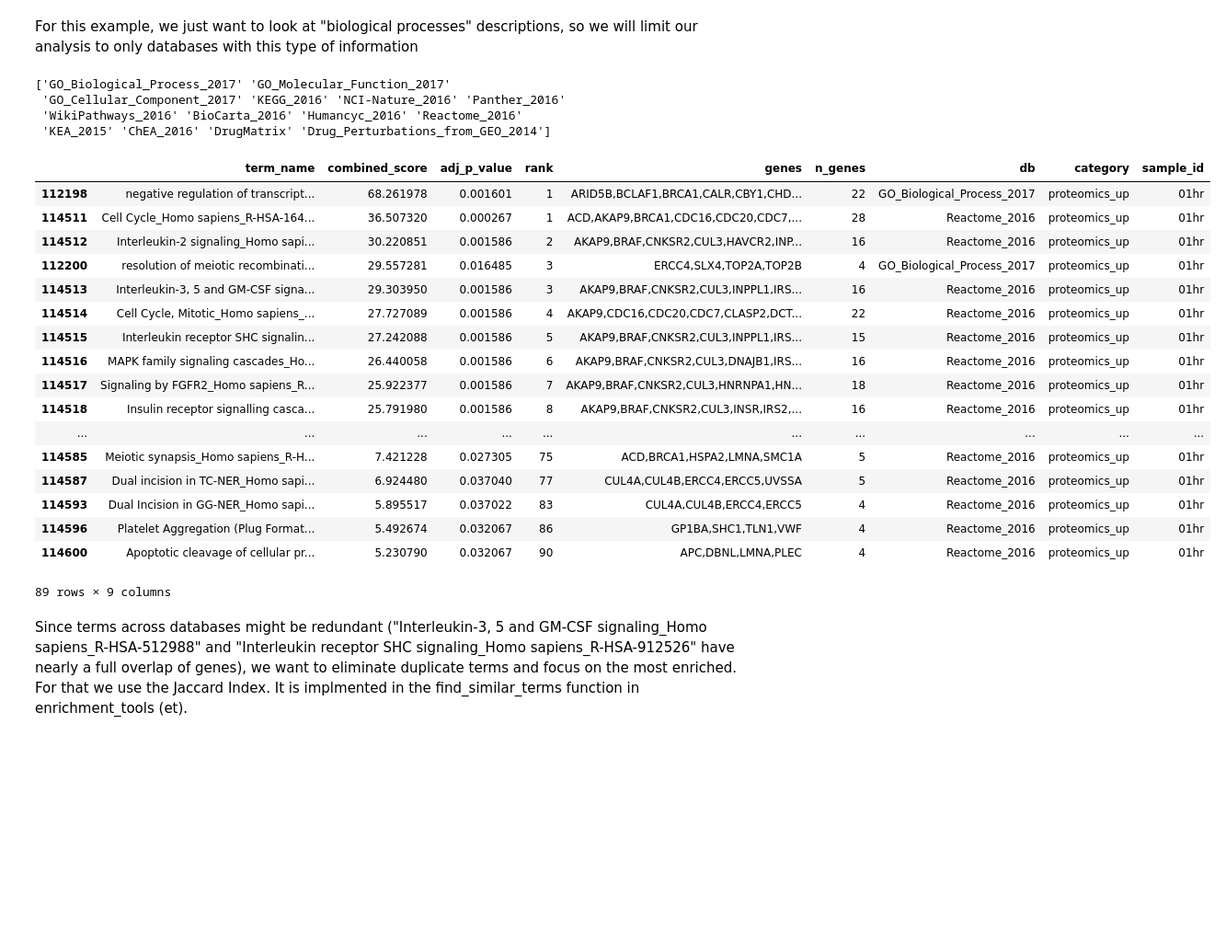
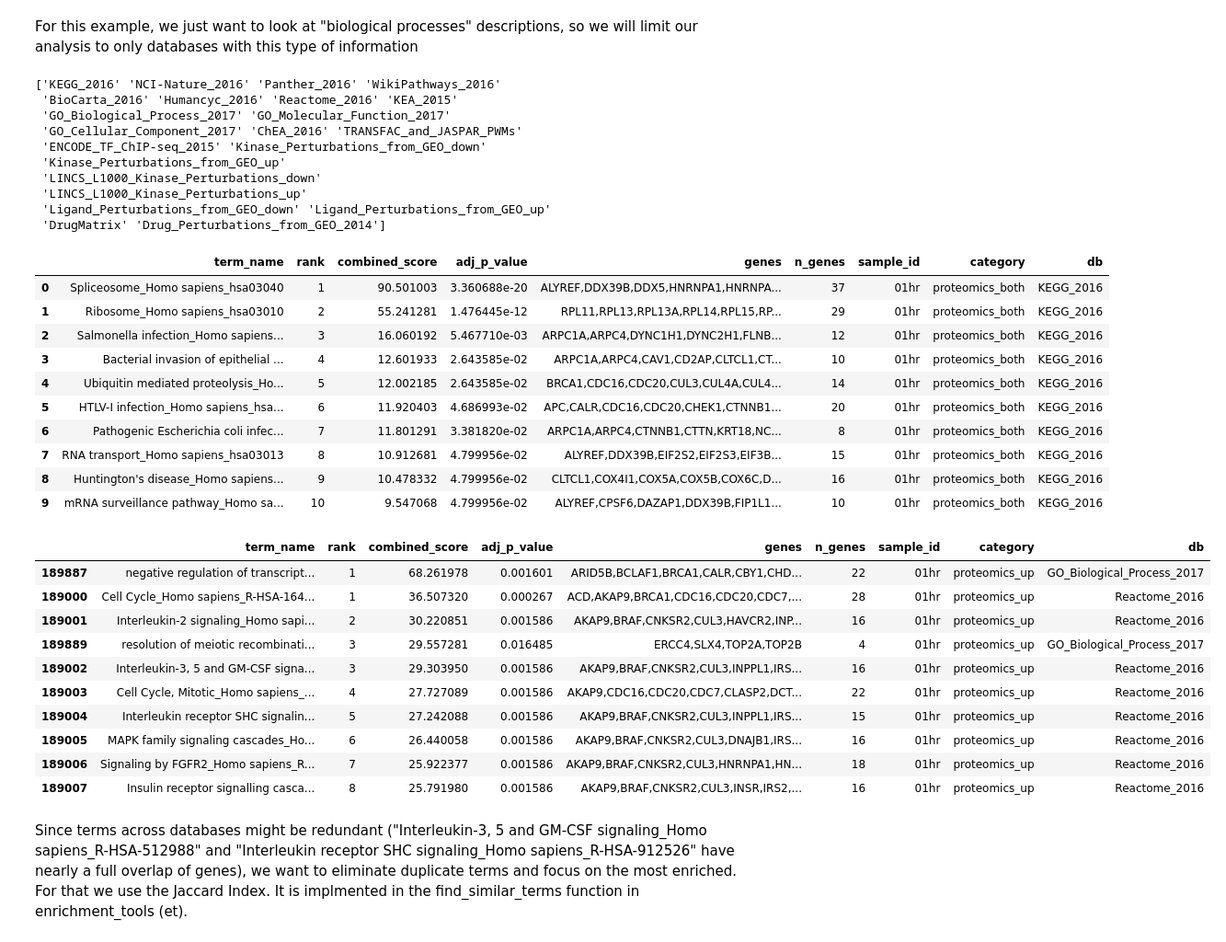
Before and after one commit to LoLab-MSM/MAGINE, a Jupyter notebook: examples/cisplatin/workflow_example.ipynb, the cells around one changed output. Shown at 92% size. Cells and saved outputs as stored; diff of their text form; code cells hidden in the pictures; blank space fills up the shorter version.

```diff
--- a/examples/cisplatin/workflow_example.ipynb
+++ b/examples/cisplatin/workflow_example.ipynb
@@ -19,9 +21,9 @@ from magine.networks.network_subgraphs import NetworkSubgraphs
 # %% [markdown]
 First, lets load the molecular network and the enrichment output from the previous runs.
 # %%
-enrichment_array = pd.read_csv('Data/all_cisplatin_out.csv.gz', index_col=0)
+enrichment_array = pd.read_csv('Data/cisplatin_enrichment.csv.gz', index_col=0)
 network = nx.read_gpickle('Data/cisplatin_based_network.p')
-subgraph_gen = NetworkSubgraphs(network=network)
+subgraph_gen = NetworkSubgraphs(network=network, exp_data=exp_data)
 # %% [markdown]
 For this example, we will only look at the proteomics data.
 # %%
@@ -40,33 +42,51 @@ process_dbs = [
         'Panther_2016',
         'WikiPathways_2016',
 ]
+
+display(proteomics.head(10))
 # %% [output]
-['GO_Biological_Process_2017' 'GO_Molecular_Function_2017'
- 'GO_Cellular_Component_2017' 'KEGG_2016' 'NCI-Nature_2016' 'Panther_2016'
- 'WikiPathways_2016' 'BioCarta_2016' 'Humancyc_2016' 'Reactome_2016'
- 'KEA_2015' 'ChEA_2016' 'DrugMatrix' 'Drug_Perturbations_from_GEO_2014']
+['KEGG_2016' 'NCI-Nature_2016' 'Panther_2016' 'WikiPathways_2016'
+ 'BioCarta_2016' 'Humancyc_2016' 'Reactome_2016' 'KEA_2015'
+ 'GO_Biological_Process_2017' 'GO_Molecular_Function_2017'
+ 'GO_Cellular_Component_2017' 'ChEA_2016' 'TRANSFAC_and_JASPAR_PWMs'
+ 'ENCODE_TF_ChIP-seq_2015' 'Kinase_Perturbations_from_GEO_down'
+ 'Kinase_Perturbations_from_GEO_up'
+ 'LINCS_L1000_Kinase_Perturbations_down'
+ 'LINCS_L1000_Kinase_Perturbations_up'
+ 'Ligand_Perturbations_from_GEO_down' 'Ligand_Perturbations_from_GEO_up'
+ 'DrugMatrix' 'Drug_Perturbations_from_GEO_2014']
+|  | term_name | rank | combined_score | adj_p_value | genes | n_genes | sample_id | category | db |
+| 0 | Spliceosome_Homo sapiens_hsa03040 | 1 | 90.501003 | 3.360688e-20 | ALYREF,DDX39B,DDX5,HNRNPA1,HNRNPA... | 37 | 01hr | proteomics_both | KEGG_2016 |
+| 1 | Ribosome_Homo sapiens_hsa03010 | 2 | 55.241281 | 1.476445e-12 | RPL11,RPL13,RPL13A,RPL14,RPL15,RP... | 29 | 01hr | proteomics_both | KEGG_2016 |
+| 2 | Salmonella infection_Homo sapiens... | 3 | 16.060192 | 5.467710e-03 | ARPC1A,ARPC4,DYNC1H1,DYNC2H1,FLNB... | 12 | 01hr | proteomics_both | KEGG_2016 |
+| 3 | Bacterial invasion of epithelial ... | 4 | 12.601933 | 2.643585e-02 | ARPC1A,ARPC4,CAV1,CD2AP,CLTCL1,CT... | 10 | 01hr | proteomics_both | KEGG_2016 |
+| 4 | Ubiquitin mediated proteolysis_Ho... | 5 | 12.002185 | 2.643585e-02 | BRCA1,CDC16,CDC20,CUL3,CUL4A,CUL4... | 14 | 01hr | proteomics_both | KEGG_2016 |
+| 5 | HTLV-I infection_Homo sapiens_hsa... | 6 | 11.920403 | 4.686993e-02 | APC,CALR,CDC16,CDC20,CHEK1,CTNNB1... | 20 | 01hr | proteomics_both | KEGG_2016 |
+| 6 | Pathogenic Escherichia coli infec... | 7 | 11.801291 | 3.381820e-02 | ARPC1A,ARPC4,CTNNB1,CTTN,KRT18,NC... | 8 | 01hr | proteomics_both | KEGG_2016 |
+| 7 | RNA transport_Homo sapiens_hsa03013 | 8 | 10.912681 | 4.799956e-02 | ALYREF,DDX39B,EIF2S2,EIF2S3,EIF3B... | 15 | 01hr | proteomics_both | KEGG_2016 |
+| 8 | Huntington's disease_Homo sapiens... | 9 | 10.478332 | 4.799956e-02 | CLTCL1,COX4I1,COX5A,COX5B,COX6C,D... | 16 | 01hr | proteomics_both | KEGG_2016 |
+| 9 | mRNA surveillance pathway_Homo sa... | 10 | 9.547068 | 4.799956e-02 | ALYREF,CPSF6,DAZAP1,DDX39B,FIP1L1... | 10 | 01hr | proteomics_both | KEGG_2016 |
 # %%
-time_1_hour_prot = et.filter_dataframe(proteomics, p_value=0.05, combined_score=0.0, category='proteomics_up', sample_id='01hr', db=process_dbs)
-display(time_1_hour_prot)
+time_1_hour_prot = et.filter_dataframe(proteomics,
+                                       p_value=0.05,
+                                       combined_score=0.0,
+                                       category=['proteomics_up'],
+                                       sample_id='01hr',
+                                       db=process_dbs
+                                      )
+display(time_1_hour_prot.head(10))
 # %% [output]
-|  | term_name | combined_score | adj_p_value | rank | genes | n_genes | db | category | sample_id |
-| 112198 | negative regulation of transcript... | 68.261978 | 0.001601 | 1 | ARID5B,BCLAF1,BRCA1,CALR,CBY1,CHD... | 22 | GO_Biological_Process_2017 | proteomics_up | 01hr |
-| 114511 | Cell Cycle_Homo sapiens_R-HSA-164... | 36.507320 | 0.000267 | 1 | ACD,AKAP9,BRCA1,CDC16,CDC20,CDC7,... | 28 | Reactome_2016 | proteomics_up | 01hr |
-| 114512 | Interleukin-2 signaling_Homo sapi... | 30.220851 | 0.001586 | 2 | AKAP9,BRAF,CNKSR2,CUL3,HAVCR2,INP... | 16 | Reactome_2016 | proteomics_up | 01hr |
-| 112200 | resolution of meiotic recombinati... | 29.557281 | 0.016485 | 3 | ERCC4,SLX4,TOP2A,TOP2B | 4 | GO_Biological_Process_2017 | proteomics_up | 01hr |
-| 114513 | Interleukin-3, 5 and GM-CSF signa... | 29.303950 | 0.001586 | 3 | AKAP9,BRAF,CNKSR2,CUL3,INPPL1,IRS... | 16 | Reactome_2016 | proteomics_up | 01hr |
-| 114514 | Cell Cycle, Mitotic_Homo sapiens_... | 27.727089 | 0.001586 | 4 | AKAP9,CDC16,CDC20,CDC7,CLASP2,DCT... | 22 | Reactome_2016 | proteomics_up | 01hr |
-| 114515 | Interleukin receptor SHC signalin... | 27.242088 | 0.001586 | 5 | AKAP9,BRAF,CNKSR2,CUL3,INPPL1,IRS... | 15 | Reactome_2016 | proteomics_up | 01hr |
-| 114516 | MAPK family signaling cascades_Ho... | 26.440058 | 0.001586 | 6 | AKAP9,BRAF,CNKSR2,CUL3,DNAJB1,IRS... | 16 | Reactome_2016 | proteomics_up | 01hr |
-| 114517 | Signaling by FGFR2_Homo sapiens_R... | 25.922377 | 0.001586 | 7 | AKAP9,BRAF,CNKSR2,CUL3,HNRNPA1,HN... | 18 | Reactome_2016 | proteomics_up | 01hr |
-| 114518 | Insulin receptor signalling casca... | 25.791980 | 0.001586 | 8 | AKAP9,BRAF,CNKSR2,CUL3,INSR,IRS2,... | 16 | Reactome_2016 | proteomics_up | 01hr |
-| ... | ... | ... | ... | ... | ... | ... | ... | ... | ... |
-| 114585 | Meiotic synapsis_Homo sapiens_R-H... | 7.421228 | 0.027305 | 75 | ACD,BRCA1,HSPA2,LMNA,SMC1A | 5 | Reactome_2016 | proteomics_up | 01hr |
-| 114587 | Dual incision in TC-NER_Homo sapi... | 6.924480 | 0.037040 | 77 | CUL4A,CUL4B,ERCC4,ERCC5,UVSSA | 5 | Reactome_2016 | proteomics_up | 01hr |
-| 114593 | Dual Incision in GG-NER_Homo sapi... | 5.895517 | 0.037022 | 83 | CUL4A,CUL4B,ERCC4,ERCC5 | 4 | Reactome_2016 | proteomics_up | 01hr |
-| 114596 | Platelet Aggregation (Plug Format... | 5.492674 | 0.032067 | 86 | GP1BA,SHC1,TLN1,VWF | 4 | Reactome_2016 | proteomics_up | 01hr |
-| 114600 | Apoptotic cleavage of cellular pr... | 5.230790 | 0.032067 | 90 | APC,DBNL,LMNA,PLEC | 4 | Reactome_2016 | proteomics_up | 01hr |
+|  | term_name | rank | combined_score | adj_p_value | genes | n_genes | sample_id | category | db |
+| 189887 | negative regulation of transcript... | 1 | 68.261978 | 0.001601 | ARID5B,BCLAF1,BRCA1,CALR,CBY1,CHD... | 22 | 01hr | proteomics_up | GO_Biological_Process_2017 |
+| 189000 | Cell Cycle_Homo sapiens_R-HSA-164... | 1 | 36.507320 | 0.000267 | ACD,AKAP9,BRCA1,CDC16,CDC20,CDC7,... | 28 | 01hr | proteomics_up | Reactome_2016 |
+| 189001 | Interleukin-2 signaling_Homo sapi... | 2 | 30.220851 | 0.001586 | AKAP9,BRAF,CNKSR2,CUL3,HAVCR2,INP... | 16 | 01hr | proteomics_up | Reactome_2016 |
+| 189889 | resolution of meiotic recombinati... | 3 | 29.557281 | 0.016485 | ERCC4,SLX4,TOP2A,TOP2B | 4 | 01hr | proteomics_up | GO_Biological_Process_2017 |
+| 189002 | Interleukin-3, 5 and GM-CSF signa... | 3 | 29.303950 | 0.001586 | AKAP9,BRAF,CNKSR2,CUL3,INPPL1,IRS... | 16 | 01hr | proteomics_up | Reactome_2016 |
+| 189003 | Cell Cycle, Mitotic_Homo sapiens_... | 4 | 27.727089 | 0.001586 | AKAP9,CDC16,CDC20,CDC7,CLASP2,DCT... | 22 | 01hr | proteomics_up | Reactome_2016 |
+| 189004 | Interleukin receptor SHC signalin... | 5 | 27.242088 | 0.001586 | AKAP9,BRAF,CNKSR2,CUL3,INPPL1,IRS... | 15 | 01hr | proteomics_up | Reactome_2016 |
+| 189005 | MAPK family signaling cascades_Ho... | 6 | 26.440058 | 0.001586 | AKAP9,BRAF,CNKSR2,CUL3,DNAJB1,IRS... | 16 | 01hr | proteomics_up | Reactome_2016 |
+| 189006 | Signaling by FGFR2_Homo sapiens_R... | 7 | 25.922377 | 0.001586 | AKAP9,BRAF,CNKSR2,CUL3,HNRNPA1,HN... | 18 | 01hr | proteomics_up | Reactome_2016 |
+| 189007 | Insulin receptor signalling casca... | 8 | 25.791980 | 0.001586 | AKAP9,BRAF,CNKSR2,CUL3,INSR,IRS2,... | 16 | 01hr | proteomics_up | Reactome_2016 |
-89 rows × 9 columns
 # %% [markdown]
 Since terms across databases might be redundant ("Interleukin-3, 5 and GM-CSF signaling_Homo sapiens_R-HSA-512988" and "Interleukin receptor SHC signaling_Homo sapiens_R-HSA-912526" have nearly a full overlap of genes), we want to eliminate duplicate terms and focus on the most enriched. For that we use the Jaccard Index. It is implmented in the find_similar_terms function in enrichment_tools (et).
 # %%
```
Also changed, not shown: parts of 20 cells of this notebook, 11 other files.
